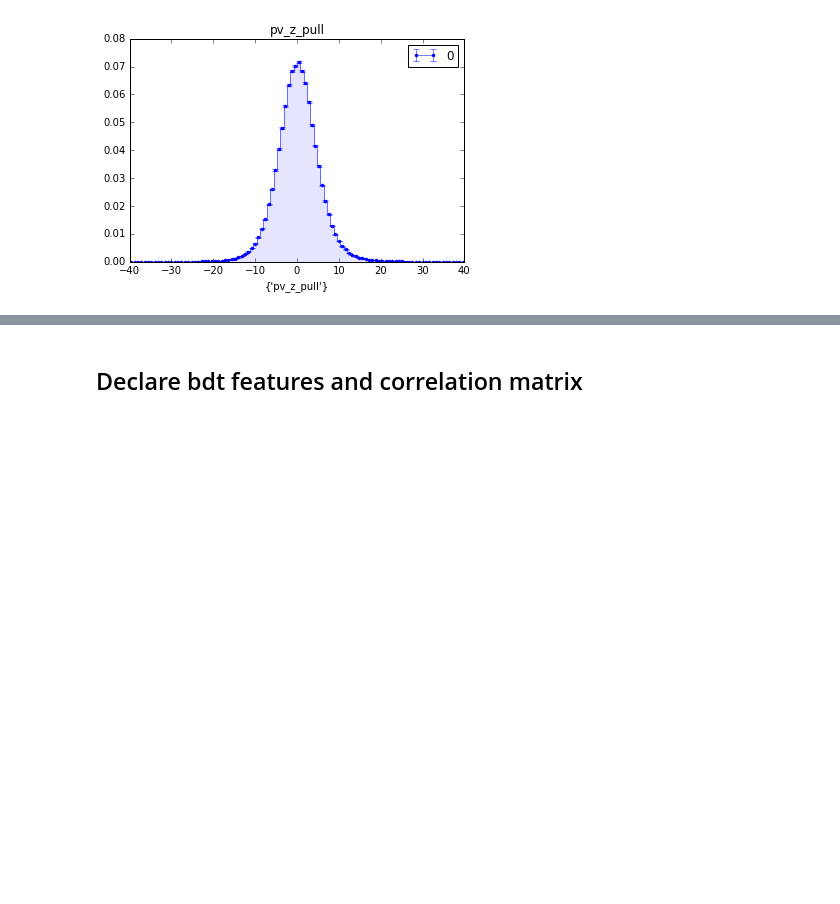
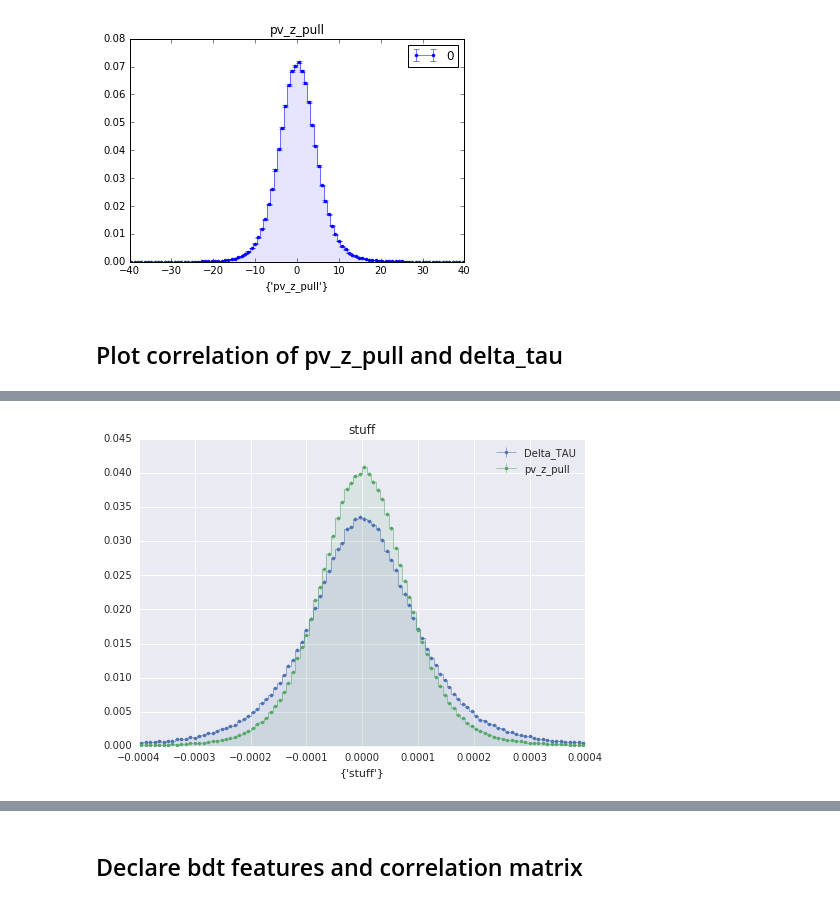
Before and after one commit to chasenberg/Masterthesis, a Jupyter notebook: notebooks/decaytime_studies/wrong_pv/Bd2JpsiKs_BDT_wrongPV_mc.ipynb, the cells around one changed output, grey strips where cells are left out. Cells and saved outputs as stored; diff of their text form; code cells hidden in the pictures; blank space fills up the shorter version.

```diff
--- a/notebooks/decaytime_studies/wrong_pv/Bd2JpsiKs_BDT_wrongPV_mc.ipynb
+++ b/notebooks/decaytime_studies/wrong_pv/Bd2JpsiKs_BDT_wrongPV_mc.ipynb
@@ -100,3 +100,7 @@ plotter.plot()
 WARNING: Range for plot pv_z_pull has been manually set with range_part_of_selection=False.
 WARNING: Efficiencies are calculated against the full complete dataset.
 [figure]
+# %%
+#Rescale Delta_tau
+signal_dataframe_wrongPV['pv_z_pull_rescaled'] = signal_dataframe_wrongPV['pv_z_pull'] / np.linalg.norm(signal_dataframe_wrongPV['pv_z_pull'])
+signal_dataframe_wrongPV['Delta_TAU_rescaled'] = 1000 * signal_dataframe_wrongPV['Delta_TAU'] / np.linalg.norm(signal_dataframe_wrongPV['Delta_TAU'])
@@ -102,0 +116,17 @@ WARNING: Efficiencies are calculated against the full complete dataset.
+# %% [markdown]
+## Plot correlation of pv_z_pull and delta_tau
+# %%
+plot_var = ['stuff']
+plot_names = plot_var
+
+test1 = pd.DataFrame()
+test2 = pd.DataFrame()
+test1['stuff'] = signal_dataframe_wrongPV['Delta_TAU_rescaled']
+test2['stuff'] = signal_dataframe_wrongPV['pv_z_pull_rescaled']
+df = [test1,test2]
+plotter = Plotter('/home/chasenberg/plots/wrong_pv/')
+plotter.create_plots([test1,test2], plot_var,component_labels=['Delta_TAU','pv_z_pull'])
+plotter['stuff'].set_range(-0.0004,0.0004)#-5000,2000
+#plotter['pv_z_pull'].set_log_y()
+plotter.plot()
+# %% [output]
@@ -102,0 +135 @@ WARNING: Efficiencies are calculated against the full complete dataset.
+[figure, added]
```
Also changed, not shown: parts of 17 cells of this notebook.
